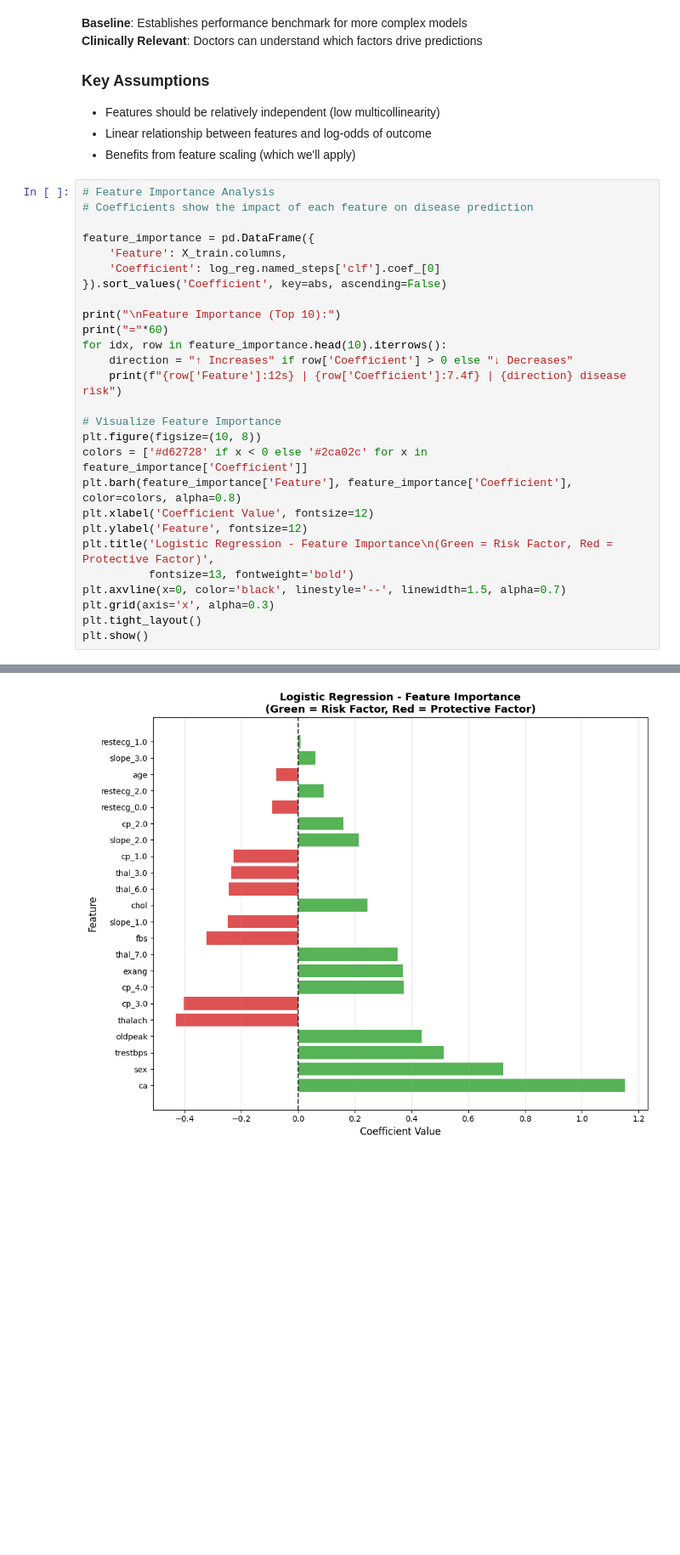
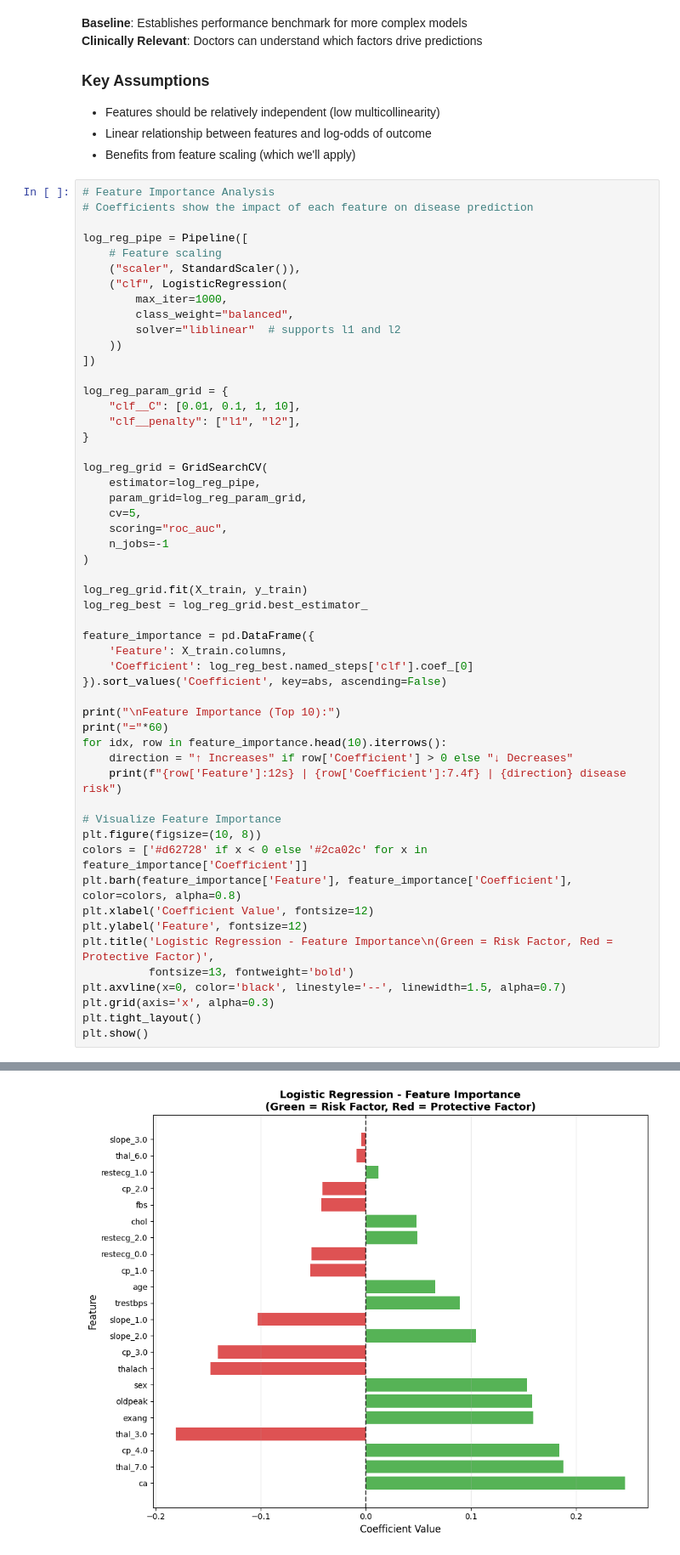
Before and after one commit to vinhbin/heartdiseaseDS, a Jupyter notebook: modeling_nb.ipynb, the cells around one changed output, grey strips where cells are left out. Shown at 85% size. Saved outputs shown, nothing was run; the diff lists cells and outputs as text; blank space fills up the shorter version.

```diff
--- a/modeling_nb.ipynb
+++ b/modeling_nb.ipynb
@@ -146,9 +146,35 @@ Logistic Regression is a statistical model that predicts the probability of a bi
 # Feature Importance Analysis
 # Coefficients show the impact of each feature on disease prediction
 
+log_reg_pipe = Pipeline([
+    # Feature scaling
+    ("scaler", StandardScaler()),
+    ("clf", LogisticRegression(
+        max_iter=1000,
+        class_weight="balanced",
+        solver="liblinear"  # supports l1 and l2
+    ))
+])
+
+log_reg_param_grid = {
+    "clf__C": [0.01, 0.1, 1, 10],
+    "clf__penalty": ["l1", "l2"],
+}
+
+log_reg_grid = GridSearchCV(
+    estimator=log_reg_pipe,
+    param_grid=log_reg_param_grid,
+    cv=5,
+    scoring="roc_auc",
+    n_jobs=-1
+)
+
+log_reg_grid.fit(X_train, y_train)
+log_reg_best = log_reg_grid.best_estimator_
+
 feature_importance = pd.DataFrame({
     'Feature': X_train.columns,
-    'Coefficient': log_reg.named_steps['clf'].coef_[0]
+    'Coefficient': log_reg_best.named_steps['clf'].coef_[0]
 }).sort_values('Coefficient', key=abs, ascending=False)
 
 print("\nFeature Importance (Top 10):")
@@ -185,4 +211,4 @@ fbs          | -0.3238 | ↓ Decreases disease risk
-[figure, old version]
+[figure, new version]
 # %%
 '''Logistic Regression (Baseline)'''
 
```
Also changed, not shown: parts of 8 cells of this notebook, 1 other file.
